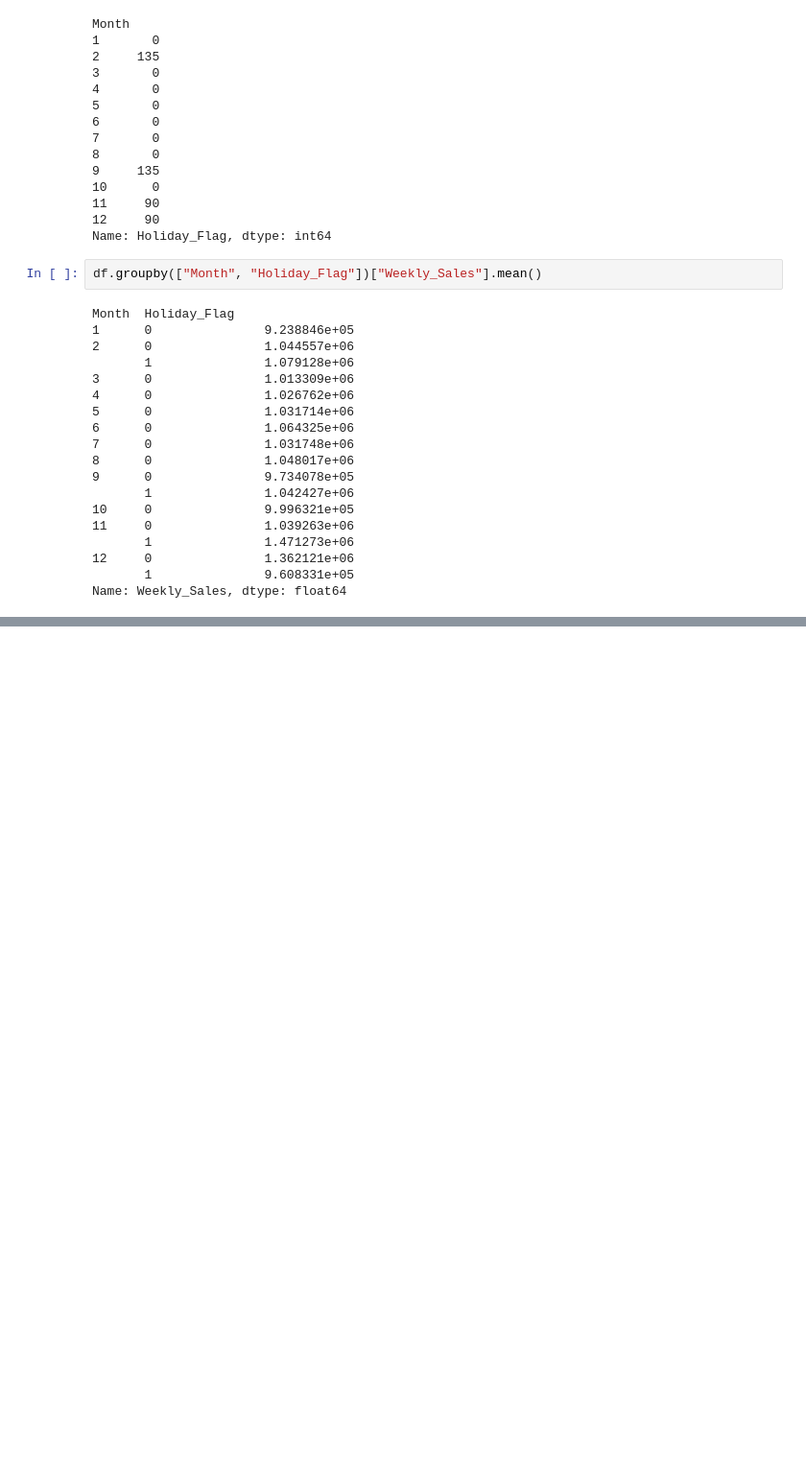
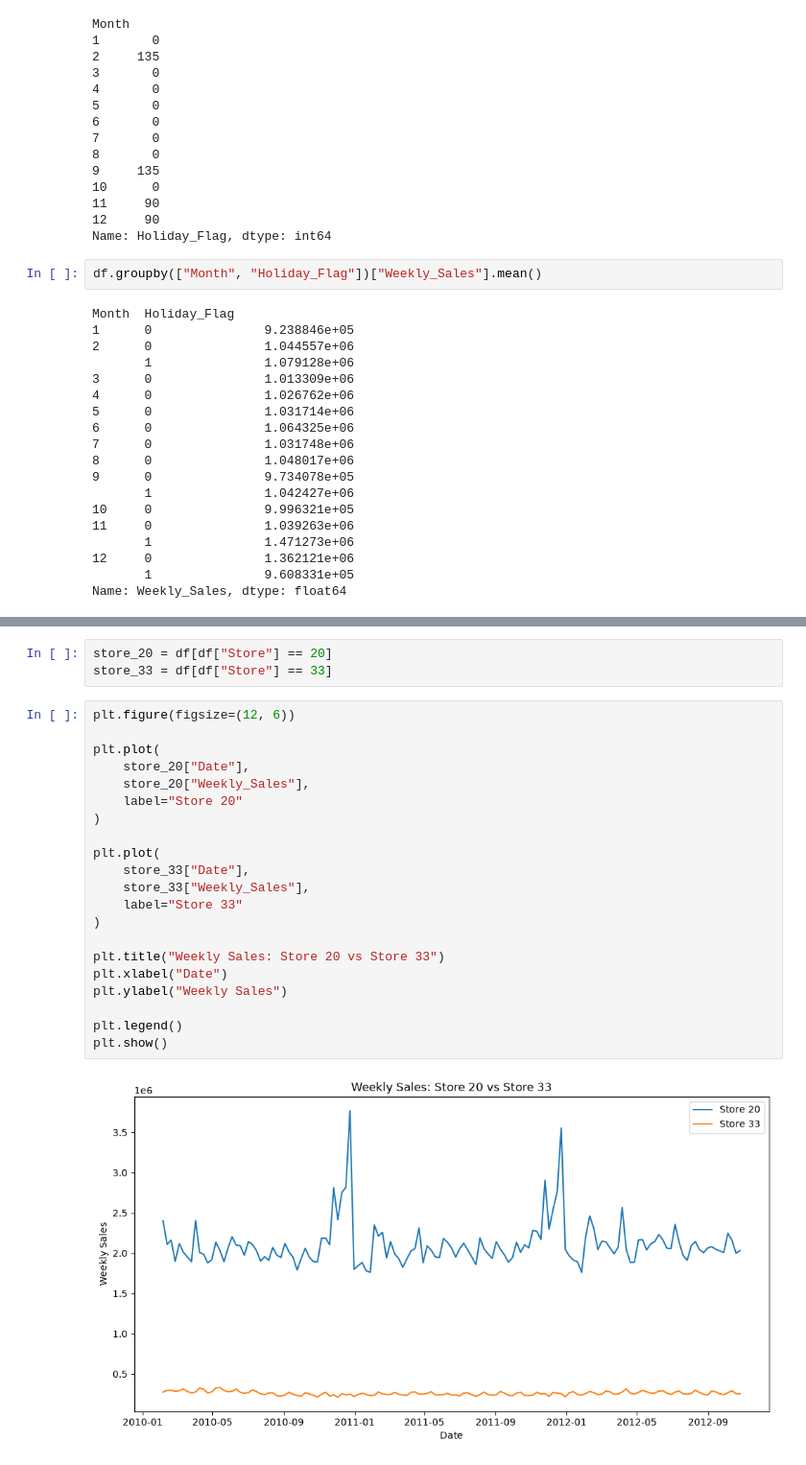
Before and after one commit to Osgooie/Walmart-Data-Analyze, a Jupyter notebook: notebooks/Walmart.ipynb, the cells around one changed output, grey strips where cells are left out. Shown at 96% size. Drawn from its saved outputs; the diff is of its cells as text; blank space fills up the shorter version.

```diff
--- a/notebooks/Walmart.ipynb
+++ b/notebooks/Walmart.ipynb
@@ -236,0 +289,26 @@ Name: Weekly_Sales, dtype: float64
+# %%
+store_20 = df[df["Store"] == 20]
+store_33 = df[df["Store"] == 33]
+# %%
+plt.figure(figsize=(12, 6))
+
+plt.plot(
+    store_20["Date"],
+    store_20["Weekly_Sales"],
+    label="Store 20"
+)
+
+plt.plot(
+    store_33["Date"],
+    store_33["Weekly_Sales"],
+    label="Store 33"
+)
+
+plt.title("Weekly Sales: Store 20 vs Store 33")
+plt.xlabel("Date")
+plt.ylabel("Weekly Sales")
+
+plt.legend()
+plt.show()
+# %% [output]
+[figure, added]
```
Also changed, not shown: parts of 19 cells of this notebook.
